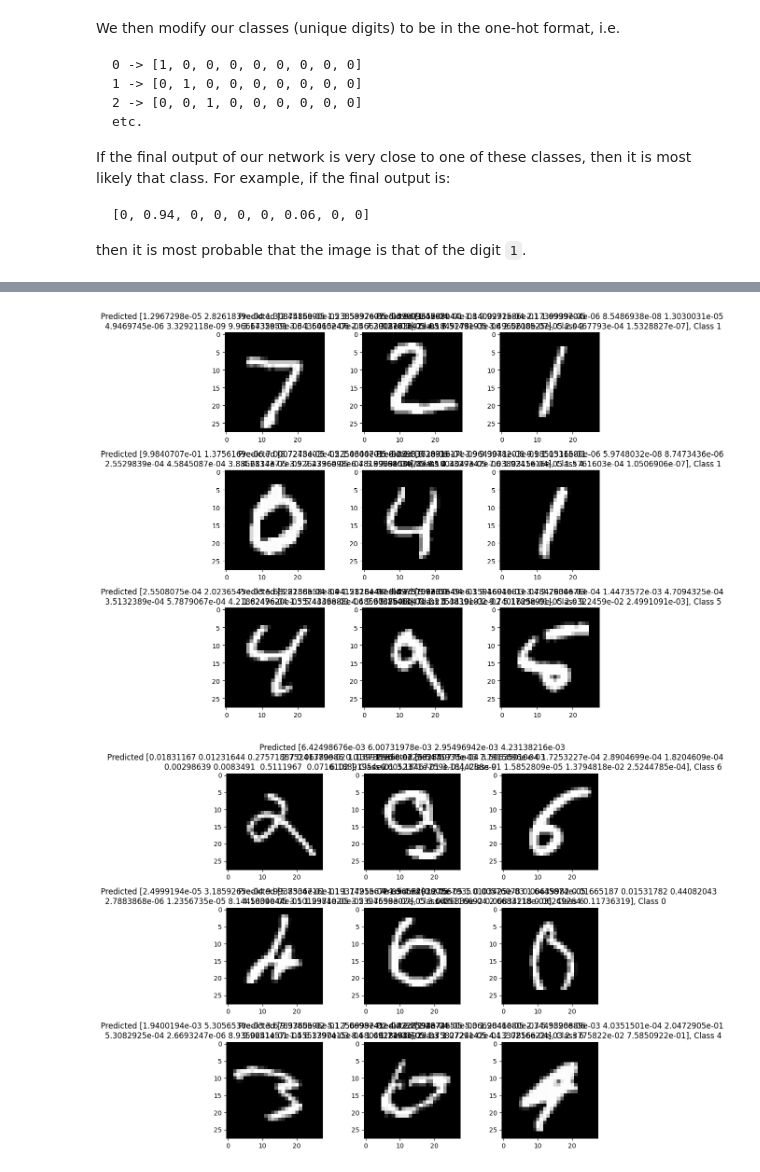
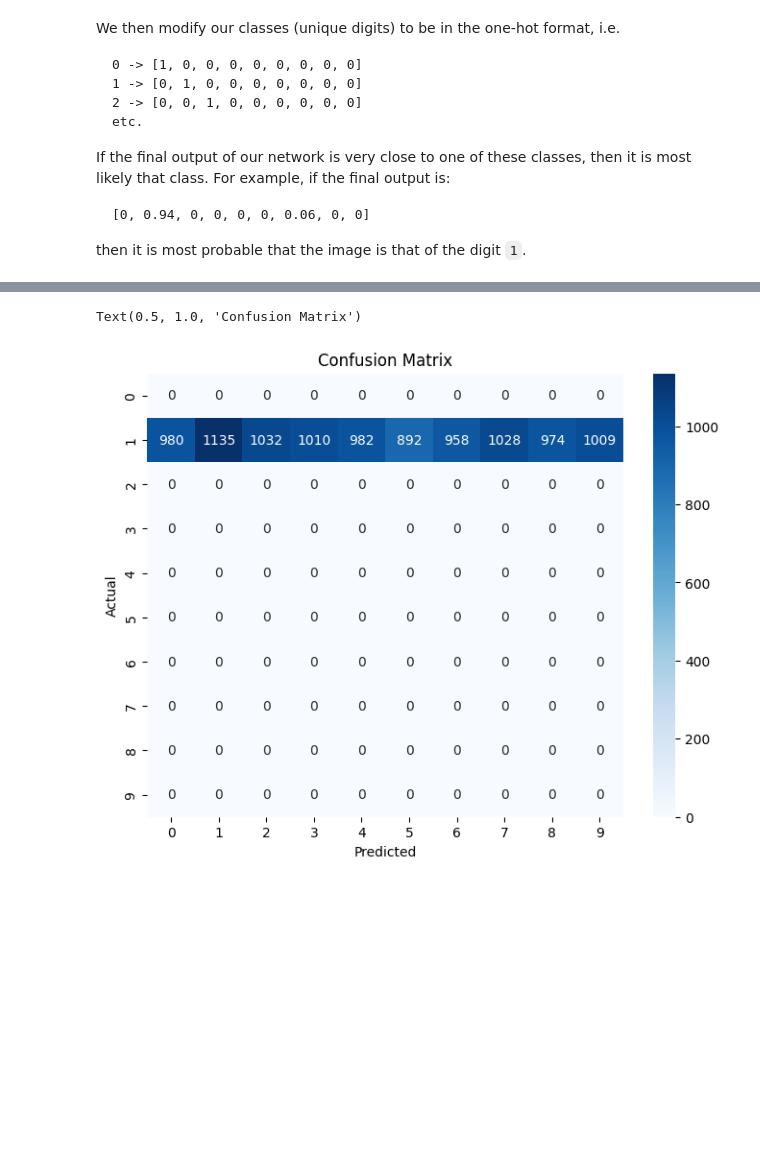
Before and after one commit to KarlCrofton/HelloWorldML, a Jupyter notebook: MNIST_in_Keras.ipynb, the cells around one changed output, grey strips where cells are left out. Cells and saved outputs as stored; diff of their text form; code cells hidden in the pictures; blank space fills up the shorter version.

```diff
--- a/MNIST_in_Keras.ipynb
+++ b/MNIST_in_Keras.ipynb
@@ -250,3 +268,0 @@ The optimizer helps determine how quickly the model learns through **gradient de
-# %%
-# Let's use the Adam optimizer for learning
-model.compile(loss='categorical_crossentropy', optimizer='adam', metrics=['accuracy'])
@@ -264,4 +268,0 @@ So a good batch size may take some trial and error to find!
-# %%
-model.fit(X_train, Y_train,
-          batch_size=batch_size, epochs=5,
-          verbose=1)
@@ -326,19 +305,11 @@ print(correct_indices, incorrect_indices)
-# %%
-plt.figure()
-for i, correct in enumerate(correct_indices[:9]):
-    plt.subplot(3,3,i+1)
-    plt.imshow(X_test[correct].reshape(28,28), cmap='gray', interpolation='none')
-    plt.title("Predicted {}, Class {}".format(predicted_classes[correct], y_test[correct]))
-
-plt.tight_layout()
-
-plt.figure()
-for i, incorrect in enumerate(incorrect_indices[:9]):
-    plt.subplot(3,3,i+1)
-    plt.imshow(X_test[incorrect].reshape(28,28), cmap='gray', interpolation='none')
-    plt.title("Predicted {}, Class {}".format(predicted_classes[incorrect], y_test[incorrect]))
-
-plt.tight_layout()
-# %% [output]
-[figure, removed]
-[figure, removed]
+# %%
+cm = confusion_matrix(np.argmax(predicted_classes, axis=1),y_test)
+# Plot the confusion matrix as a heatmap using seaborn
+plt.figure(figsize=(8, 6))
+sns.heatmap(cm, annot=True, fmt="d", cmap="Blues")
+plt.xlabel("Predicted")
+plt.ylabel("Actual")
+plt.title("Confusion Matrix")
+# %% [output]
+Text(0.5, 1.0, 'Confusion Matrix')
+[figure, added]
```
Also changed, not shown: parts of 37 cells of this notebook.
